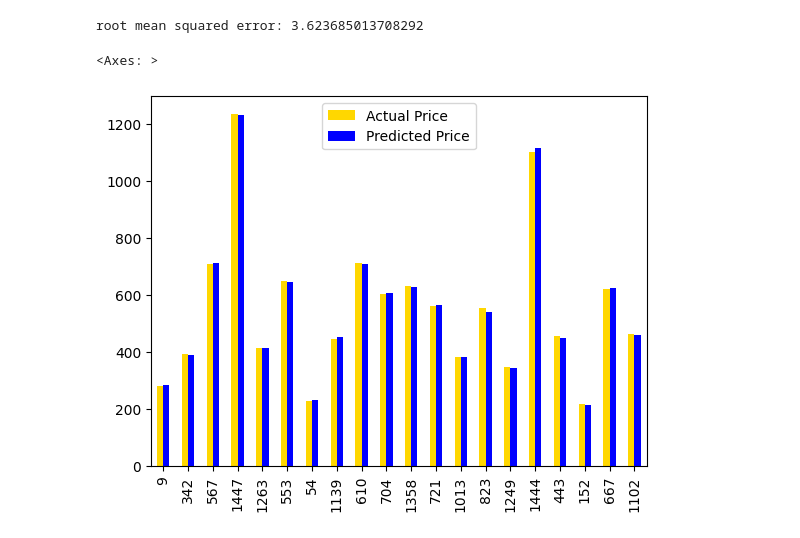
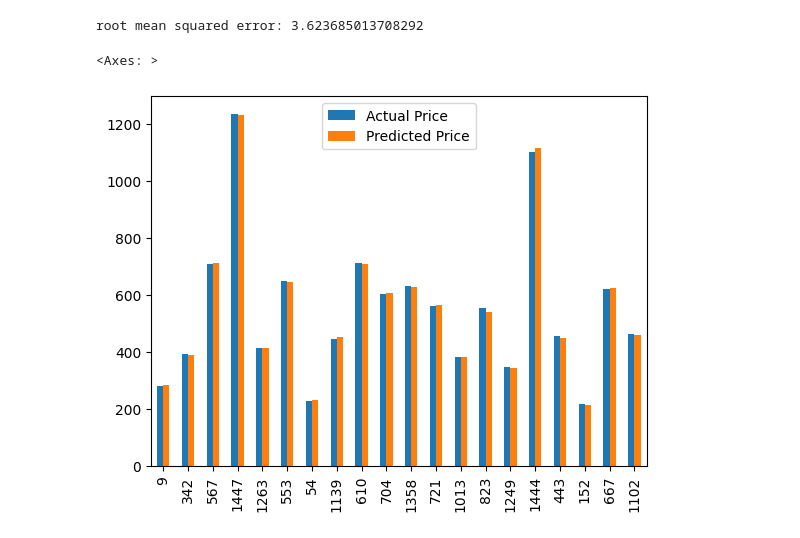
Before and after one commit to edepraveenakrishna/mini-project, a Jupyter notebook: stock prediction.ipynb, the cells around one changed output. Drawn from its saved outputs; the diff is of its cells as text; code cells hidden in the pictures.

```diff
--- a/stock prediction.ipynb
+++ b/stock prediction.ipynb
@@ -21,9 +21,7 @@ dataset.shape
 # %% [output]
 (1485, 13)
 # %%
-dataset.drop('Deliverable Quantity' , axis =1, inplace=True)
+dataset.drop(["Deliverable Quantity","% Deli. Qty to Traded Qty","Date"], axis =1, inplace=True)
-# %%
-dataset.drop('% Deli. Qty to Traded Qty' , axis =1, inplace=True)
 # %%
 dataset.head()
 # %% [output]
@@ -248,7 +247,7 @@ root mean squared error: 3.623685013708292
 # %%
 graph=dfr.head(20)
 # %%
-graph.plot(kind='bar', color=('gold','blue'))
+graph.plot(kind='bar')
 # %% [output]
 <Axes: >
-[figure, old version]
+[figure, new version]
```
Also changed, not shown: parts of 3 cells of this notebook.
